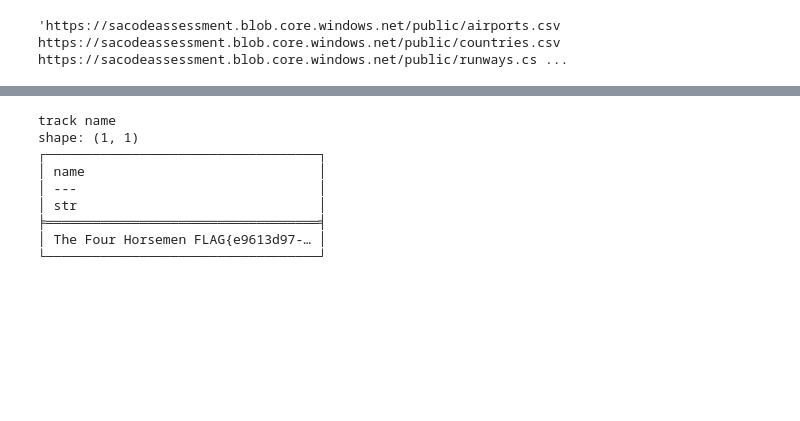
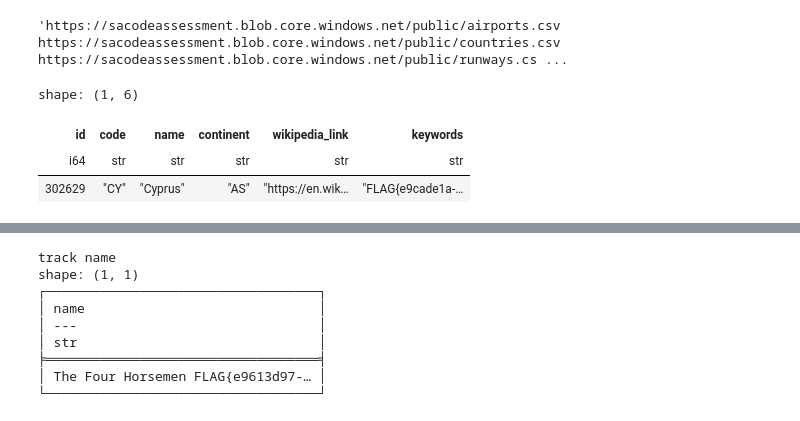
Before and after one commit to Raastin-Workspace/Eneco, a Jupyter notebook: Mostafa_Sayyahi_Eneco_Assignment.ipynb, the cells around one changed output, grey strips where cells are left out. Cells and saved outputs as stored; diff of their text form; code cells hidden in the pictures; blank space fills up the shorter version.

```diff
--- a/Mostafa_Sayyahi_Eneco_Assignment.ipynb
+++ b/Mostafa_Sayyahi_Eneco_Assignment.ipynb
@@ -508,3 +667,13 @@ urls_str = ' '.join(urls.values())
 urls_str
 # %% [output]
 'https://sacodeassessment.blob.core.windows.net/public/airports.csv https://sacodeassessment.blob.core.windows.net/public/countries.csv https://sacodeassessment.blob.core.windows.net/public/runways.cs ...
+# %%
+countries.filter(
+    pl.max_horizontal(pl.col(pl.String).str.to_lowercase().str.contains('flag\{'))
+    | pl.max_horizontal(pl.col(pl.String).str.to_lowercase().str.contains('RkxBR3s'))
+)
+# %% [output]
+shape: (1, 6)
+| id | code | name | continent | wikipedia_link | keywords |
+| i64 | str | str | str | str | str |
+| 302629 | "CY" | "Cyprus" | "AS" | "https://en.wik… | "FLAG{e9cade1a-… |
```
Also changed, not shown: parts of 24 cells of this notebook, 1 other file.
